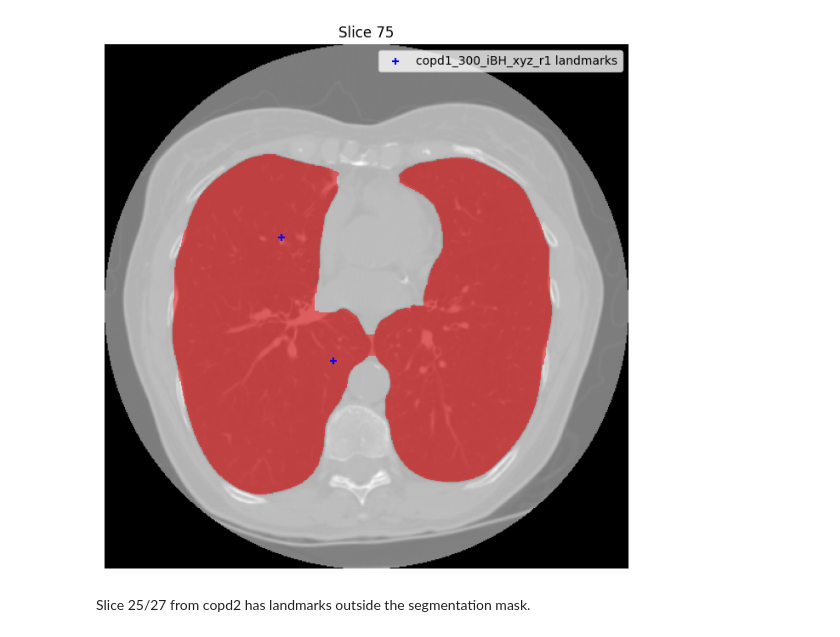
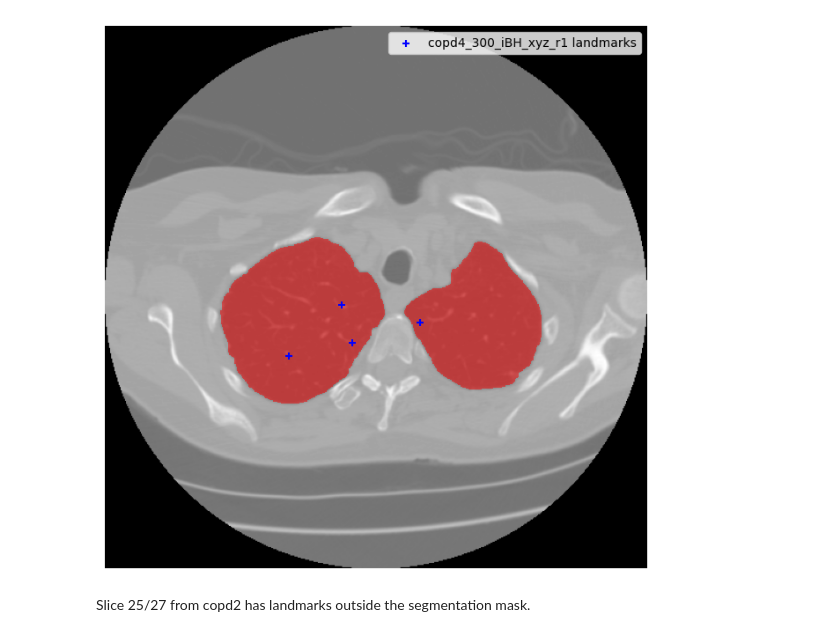
Before and after one commit to abdel-habib/COPDgene-CT-registration, a Jupyter notebook: notebooks/2.1_EDA_Landmarks.ipynb, the cells around one changed output. Drawn from its saved outputs; the diff is of its cells as text; code cells hidden in the pictures.

Commit message:
Plots and figures

```diff
--- a/notebooks/2.1_EDA_Landmarks.ipynb
+++ b/notebooks/2.1_EDA_Landmarks.ipynb
@@ -13,10 +16,10 @@ from utils.landmarks import visualize_landmarks
 # %%
 visualize_landmarks(
-    slice_index = 75,
-    subject = "copd1",
+    slice_index = 21,
+    subject = "copd4",
 )
 # %% [output]
-[figure, old version]
+[figure, new version]
 # %% [markdown]
 Slice 25/27 from copd2 has landmarks outside the segmentation mask.
 # %%
```
Also changed, not shown: parts of 1 cell of this notebook, 9 other files.
